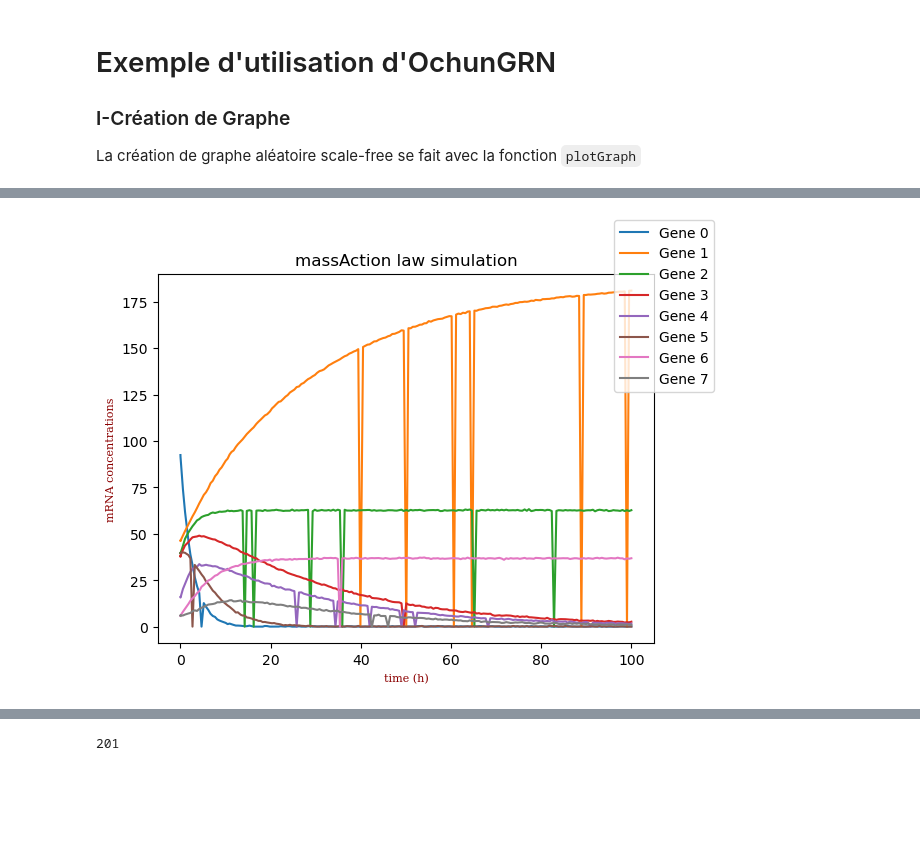
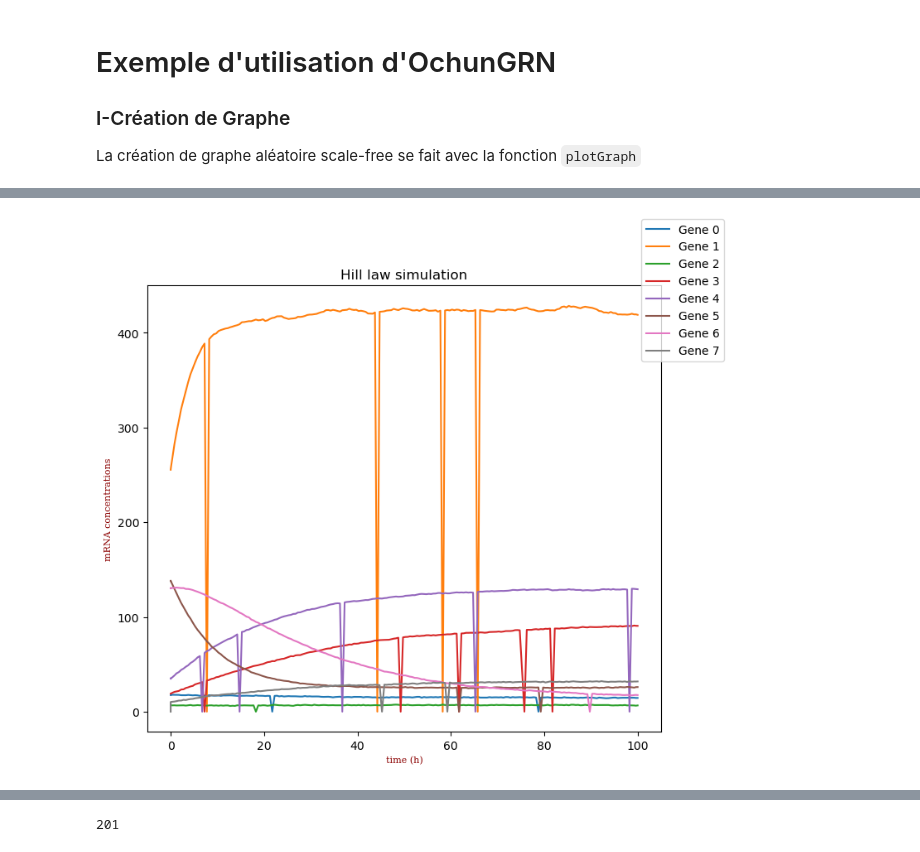
Before and after one commit to castlechild/GRNSimulation, a Jupyter notebook: exemple.ipynb, the cells around one changed output, grey strips where cells are left out. Cells and saved outputs as stored; diff of their text form; code cells hidden in the pictures; blank space fills up the shorter version.

```diff
--- a/exemple.ipynb
+++ b/exemple.ipynb
@@ -9,5 +9,6 @@ import random as rd
 # %%
+plt.rcParams['figure.figsize']= [8, 7]
 GENESNB = 8
 test = oGRN.randomGrn(GENESNB, 0.2, 0.1)
-oGRN.plotGraph(test)
+oGRN.plotGraph(test, True)
 # %% [output]
@@ -15,3 +20,6 @@ oGRN.plotGraph(test)
 # %%
 
 Coeff = oGRN.getCoefficient(GENESNB)
+# %%
+oGRN.simulationODEs(test, "massAction", (0,50), Coeff, stochasticNoiseAmplitude=0, physicalNoiseAmplitude=0, dropOutRate=0)
+oGRN.plotSim(test, saveName=f"images/testmassAction.png")
@@ -17,0 +28,3 @@ Coeff = oGRN.getCoefficient(GENESNB)
+# %%
+oGRN.simulationODEs(test, "indirect", (0,50), Coeff, stochasticNoiseAmplitude=0, physicalNoiseAmplitude=0, dropOutRate=0)
+oGRN.plotSim(test, ODEs="indirect", saveName=f"images/testindirect.png")
@@ -17,0 +37,3 @@ Coeff = oGRN.getCoefficient(GENESNB)
+# %%
+oGRN.simulationODEs(test, "Hill", (0,50), Coeff, stochasticNoiseAmplitude=0, physicalNoiseAmplitude=0, dropOutRate=0)
+oGRN.plotSim(test, ODEs="Hill", saveName=f"images/testHill.png")
@@ -18,5 +42,5 @@ Coeff = oGRN.getCoefficient(GENESNB)
 # %%
-oGRN.simulationODEs(test, "massAction", (0,100), Coeff)
-oGRN.plotSim(test, saveName=f"testmassAction.png")
+oGRN.simulationODEs(test, ["Hill"], (0,100), Coeff)
+oGRN.plotSim(test, saveName="images/test.png")
 # %% [output]
-[figure, old version]
+[figure, new version]
```
Also changed, not shown: parts of 22 cells of this notebook, 25 other files.
